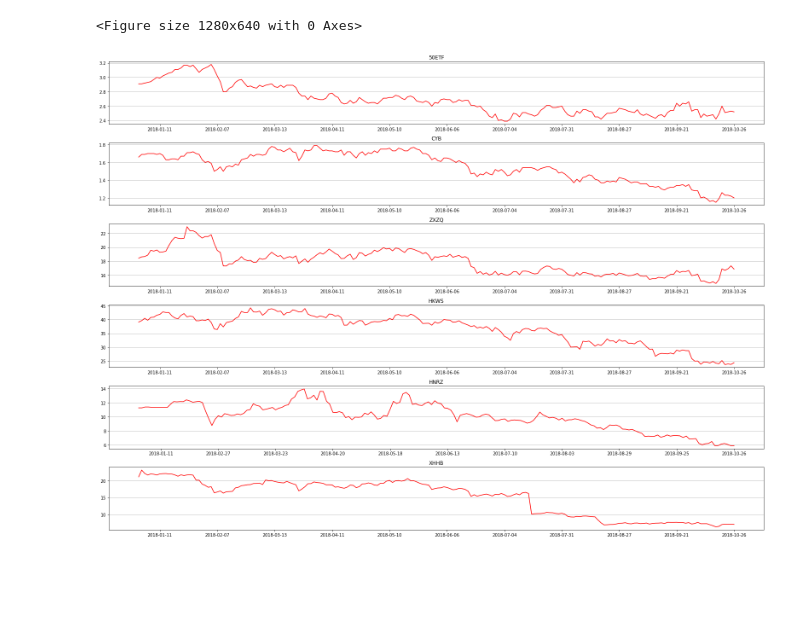
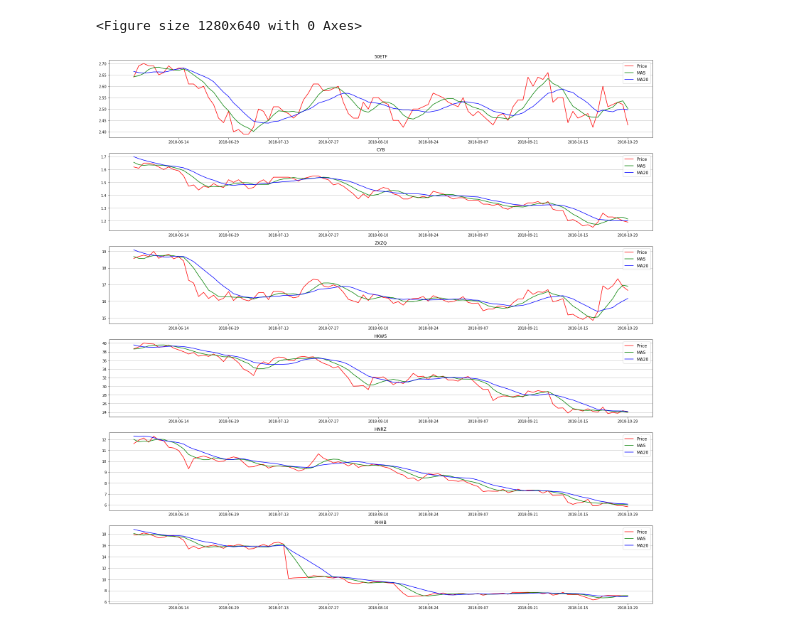
Before and after one commit to bingohub/research, a Jupyter notebook: Stock Portfolio Analysis.ipynb, the cells around one changed output. Drawn from its saved outputs; the diff is of its cells as text; code cells hidden in the pictures; blank space fills up the shorter version.

Commit message:
Update Stock Portfolio Analysis.ipynb
added MA to the plot

```diff
--- a/Stock Portfolio Analysis.ipynb
+++ b/Stock Portfolio Analysis.ipynb
@@ -115,22 +115,25 @@ df
 # %%
 # historical analysis
-start_date='2018-01-01'
+start_date='2018-06-01'
 # %%
 for key in position:
     position[key]['historical_price'] = ts.get_hist_data(key, start=start_date)
 # %%
 figure(num=None, figsize=(16, 8), dpi=80, facecolor='w', edgecolor='k')
-fig, ax = plt.subplots(len(position), figsize=(22,16), sharex=False)
+fig, ax = plt.subplots(len(position), figsize=(22,22), sharex=False)
 for i, holding in enumerate(position):
     dates = position[holding]['historical_price'].index.tolist()[::-1]
     x_label_step = int(len(dates) / 10)
     ind = np.arange(len(dates))
-    ax[i].plot(dates, position[holding]['historical_price']['close'].tolist()[::-1], color='r')
+    ax[i].plot(dates, position[holding]['historical_price']['close'].tolist()[::-1], color='r', label='Price')
+    ax[i].plot(dates, position[holding]['historical_price']['ma5'].tolist()[::-1], color='g', label='MA5')
+    ax[i].plot(dates, position[holding]['historical_price']['ma10'].tolist()[::-1], color='b', label='MA20')
     ax[i].set_xticks(ind[::-1][::x_label_step][::-1])
     ax[i].set_xticklabels(dates[::-1][::x_label_step][::-1])
     ax[i].set_title(position[holding]['name_abb'])
+    ax[i].legend(loc=1, prop={'size': 12})
     ax[i].yaxis.grid()
 fig.tight_layout()
 # %% [output]
 <Figure size 1280x640 with 0 Axes>
-[figure, old version]
+[figure, new version]
```
Also changed, not shown: parts of 4 cells of this notebook.
